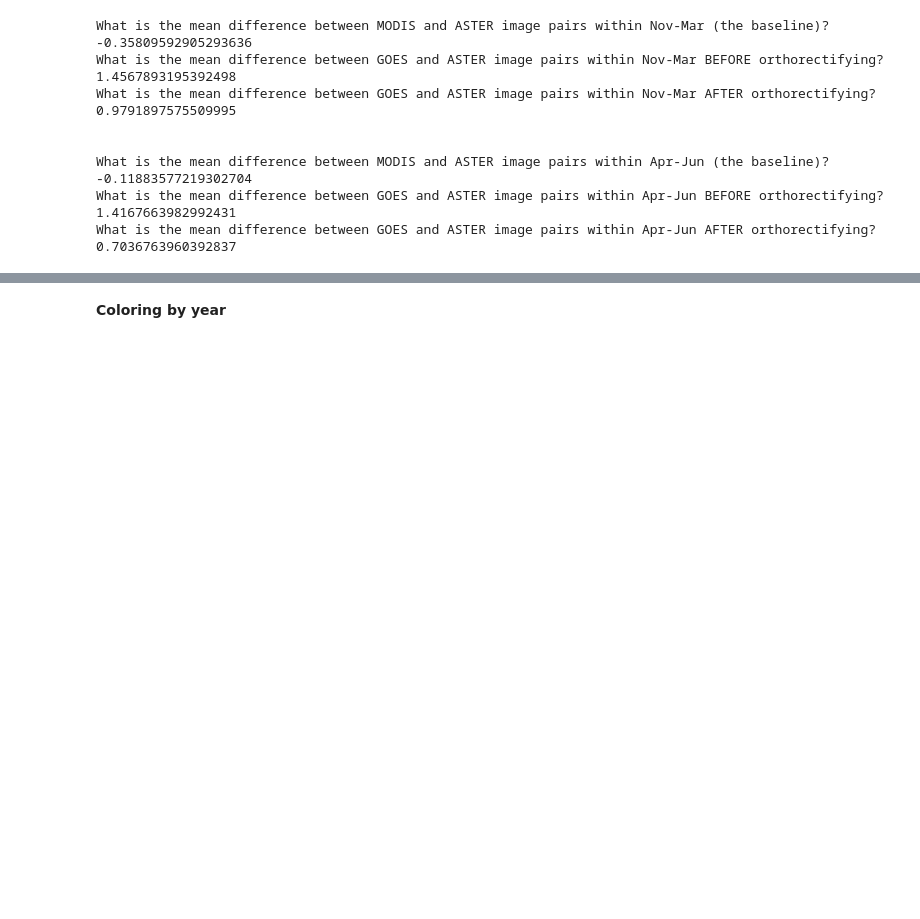
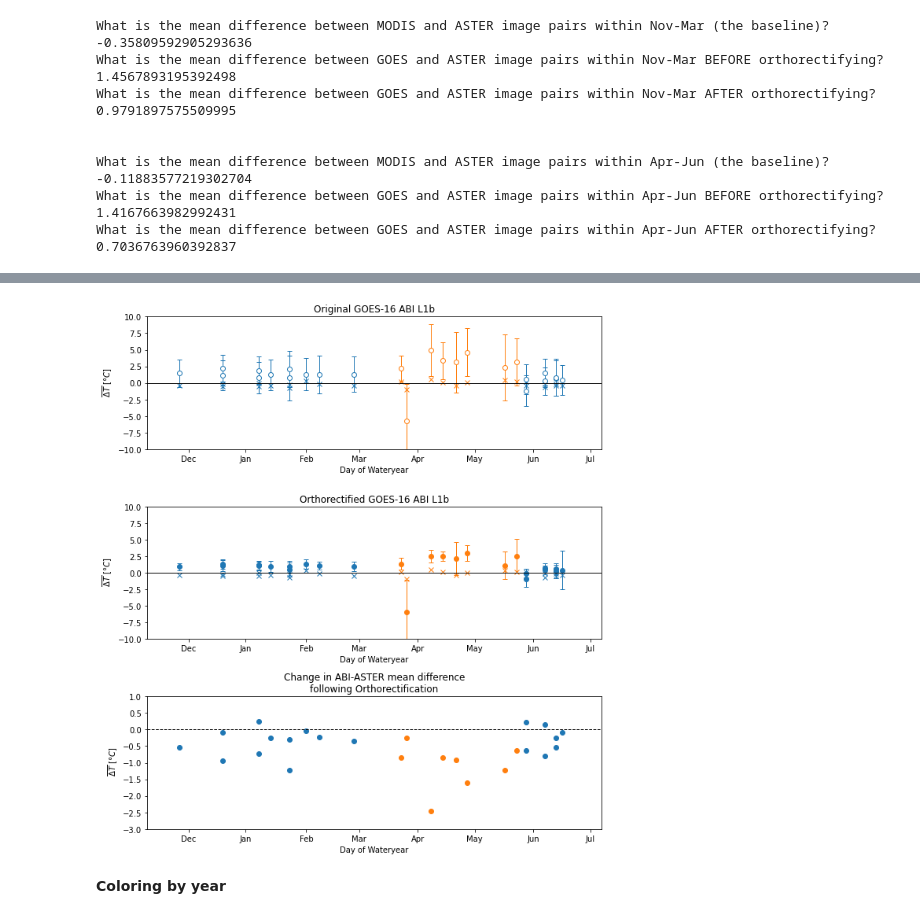
Before and after one commit to spestana/goes-cues, a Jupyter notebook: plot-summary-stats.ipynb, the cells around one changed output, grey strips where cells are left out. Drawn from its saved outputs; the diff is of its cells as text; code cells hidden in the pictures; blank space fills up the shorter version.

```diff
--- a/plot-summary-stats.ipynb
+++ b/plot-summary-stats.ipynb
@@ -794,3 +795,83 @@ What is the mean difference between GOES and ASTER image pairs within Apr-Jun AF
+# %%
+df_original_tb['time'] = df_original_tb.index
+df_ortho_tb['time'] = df_ortho_tb.index
+df_change_tb['time'] = df_change_tb.index
+# %%
+df_original_tb['daytime'] = df_original_tb.time.dt.hour > 12
+df_ortho_tb['daytime'] = df_ortho_tb.time.dt.hour > 12
+df_change_tb['daytime'] = df_change_tb.time.dt.hour > 12
+# %%
+from matplotlib.pyplot import cm
+color = cm.tab10(np.linspace(0, 1, 10))
+
+#df_original_tb['monthoffset'] = df_original_tb.index.month + ((df_original_tb.index.year - 2018.5) * 0.2)
+#df_ortho_tb['monthoffset'] = df_ortho_tb.index.month + ((df_ortho_tb.index.year - 2018.5) * 0.2)
+#df_change_tb['monthoffset'] = df_change_tb.index.month + ((df_change_tb.index.year - 2018.5) * 0.2)
+
+fig, axes = plt.subplots(3,1,figsize=(9,10), tight_layout=True, sharey=False)
+                           #gridspec_kw={'width_ratios': [3, 1]})
+ax = axes.flatten()
+i=0
+for yr in [False, True]:
+    df_original_tb_yr = df_original_tb.loc[df_original_tb.daytime == yr]
+    df_ortho_tb_yr = df_ortho_tb.loc[df_ortho_tb.daytime == yr]
+    df_change_tb_yr = df_change_tb.loc[df_change_tb.daytime == yr]
+
+    c = color[i]
+
+    ### Original stats
+    df_original_tb_yr.plot(x='day_of_wy', y='ast_mod_mean_diff', linestyle='none', marker='x',  mfc='w', mec=c, ax=ax[0], label='MODIS-ASTER mean difference {}'.format(yr))
+    df_original_tb_yr.plot(x='day_of_wy', y='ast_goes_mean_diff', linestyle='none', marker='o', mfc='w', mec=c,  ax=ax[0], label='ABI-ASTER mean difference $\pm 1 \sigma$ {}'.format(yr))
+    ax[0].errorbar(x=df_original_tb_yr.day_of_wy,
+                   y=df_original_tb_yr.ast_goes_mean_diff,
+                   yerr=df_original_tb_yr.ast_goes_std_diff,
+                   fmt='none', #label='ABI-ASTER $\pm 1 \sigma$',
+                   color=c, linewidth=1, capsize=3)
+
+
+    ### Orthorectified stats
+    df_ortho_tb_yr.plot(x='day_of_wy', y='ast_mod_mean_diff', linestyle='none', marker='x',  mfc='w', mec=c, ax=ax[1], label='MODIS-ASTER mean difference {}'.format(yr))
+    df_ortho_tb_yr.plot(x='day_of_wy', y='ast_goes_mean_diff', linestyle='none', marker='o',  c=c, ax=ax[1], label='ABI-ASTER mean difference $\pm 1 \sigma$ {}'.format(yr))
+    ax[1].errorbar(x=df_ortho_tb_yr.day_of_wy,
+                   y=df_ortho_tb_yr.ast_goes_mean_diff,
+                   yerr=df_ortho_tb_yr.ast_goes_std_diff,
+                   fmt='none', #label='ABI-ASTER $\pm 1 \sigma$',
+                   color=c, linewidth=1, capsize=3)
+
+
+
+
+    ### Change (original - ortho) stats
+    # skipping MODIS - ASTER since there is no change
+    df_change_tb_yr.plot(x='day_of_wy', y='ast_goes_mean_diff', linestyle='none', marker='o',  c=c, ax=ax[2],
+                                         #label='Original - Orthorectified'
+                                        )
+    i+=1
+
+
+ax[0].set_title('Original GOES-16 ABI L1b')
+ax[0].axhline(0,c='k',linewidth=1)
+ax[1].set_title('Orthorectified GOES-16 ABI L1b')
+ax[1].axhline(0,c='k',linewidth=1)
+ax[2].set_title('Change in ABI-ASTER mean difference\nfollowing Orthorectification')
+#ax[2].set_ylim(-3,3)
+ax[2].axhline(0,c='k',linestyle='--',linewidth=1)
+
+for this_ax in ax:
+    this_ax.set_ylim(-10,10)
+    this_ax.get_legend().remove()
+    this_ax.set_xlabel('Day of Wateryear')
+    this_ax.set_ylabel(' $\overline{\Delta T}$ [$\degree C$]')
+    this_ax.set_xticklabels(['Oct', 'Nov', 'Dec', 'Jan', 'Feb', 'Mar',
+                             'Apr', 'May', 'Jun', 'Jul', 'Aug', 'Sep',])
+    this_ax.set_xticks([1, 32, 62, 92, 124, 152, 183, 213, 244, 274, 305, 336])
+    this_ax.set_xlim(40,280)
+
+
+ax[2].set_ylim(-3,1)
+ax[2].legend().remove()
+# %% [output]
+[figure, added]
 # %% [markdown]
 **Coloring by year**
 # %%
```
Also changed, not shown: parts of 6 cells of this notebook.
